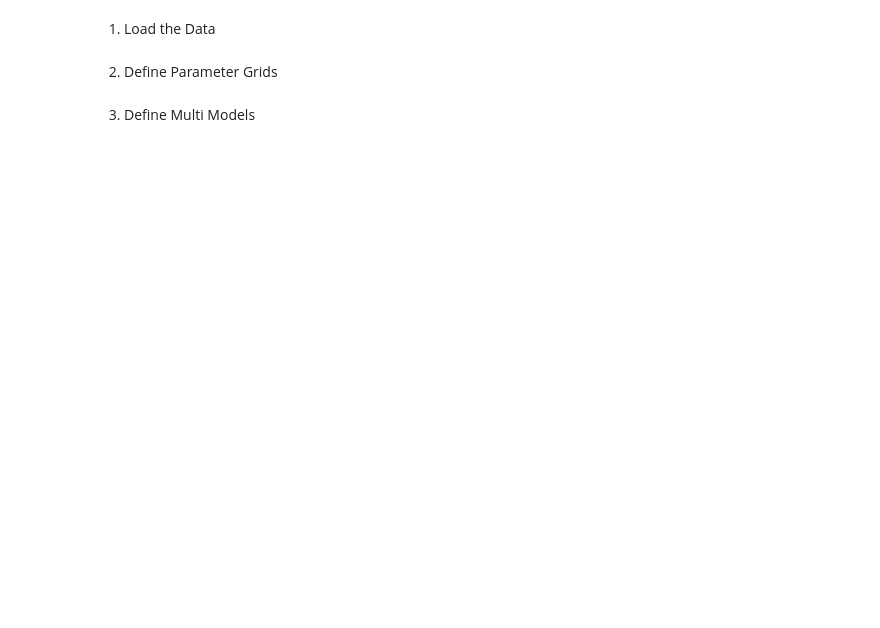
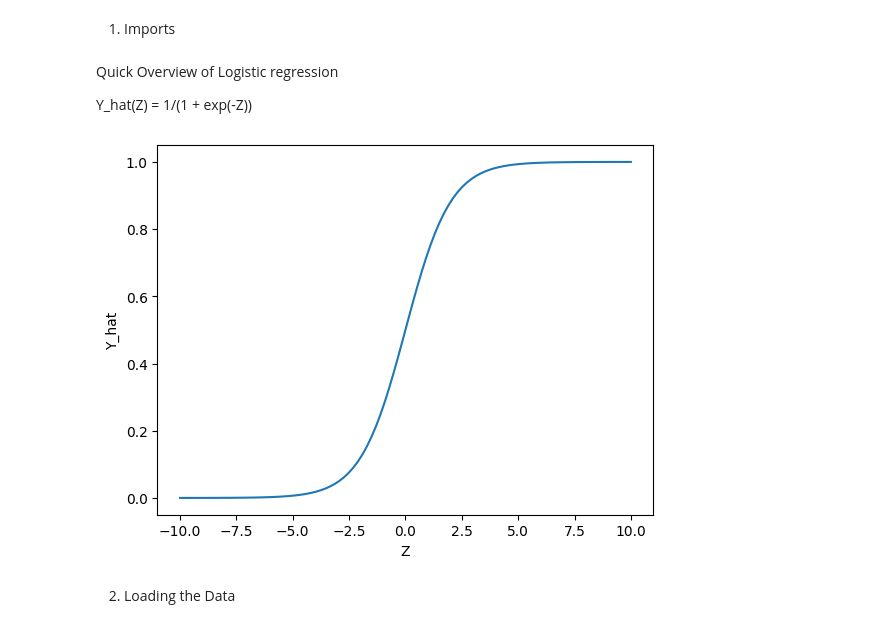
Before and after one commit to NethmikaKekuu/ML-Base-Pipeline, a Jupyter notebook: 5_threshold_optimization.ipynb, the cells around one changed output. Saved outputs shown, nothing was run; the diff lists cells and outputs as text; code cells hidden in the pictures; blank space fills up the shorter version.

```diff
--- a/5_threshold_optimization.ipynb
+++ b/5_threshold_optimization.ipynb
@@ -1 +1,3 @@
+# %% [markdown]
+1. Imports
 # %%
@@ -18,9 +23,24 @@ warnings.filterwarnings('ignore')
+# %% [markdown]
+Quick Overview of Logistic regression
+
+Y_hat(Z) = 1/(1 + exp(-Z))
+# %%
+def sigmoid(Z):
+    return 1 / (1 + np.exp(-Z))
+
+X_linespace = np.linspace(-10, 10, 100)
+Y_hat = sigmoid(X_linespace)
+
+plt.plot(X_linespace, Y_hat)
+plt.xlabel('Z')
+plt.ylabel('Y_hat')
+plt.show()
+# %% [output]
+[figure, added]
 # %% [markdown]
-1. Load the Data
+2. Loading the Data
 # %%
 X_train = np.load('artifacts/X_train.npz')['arr_0']
 Y_train = np.load('artifacts/Y_train.npz')['arr_0']
 X_test = np.load('artifacts/X_test.npz')['arr_0']
 Y_test = np.load('artifacts/Y_test.npz')['arr_0']
-# %% [markdown]
-2. Define Parameter Grids
@@ -48,2 +46,0 @@ param_grids ={
-# %% [markdown]
-3. Define Multi Models
```
Also changed, not shown: parts of 16 cells of this notebook.
